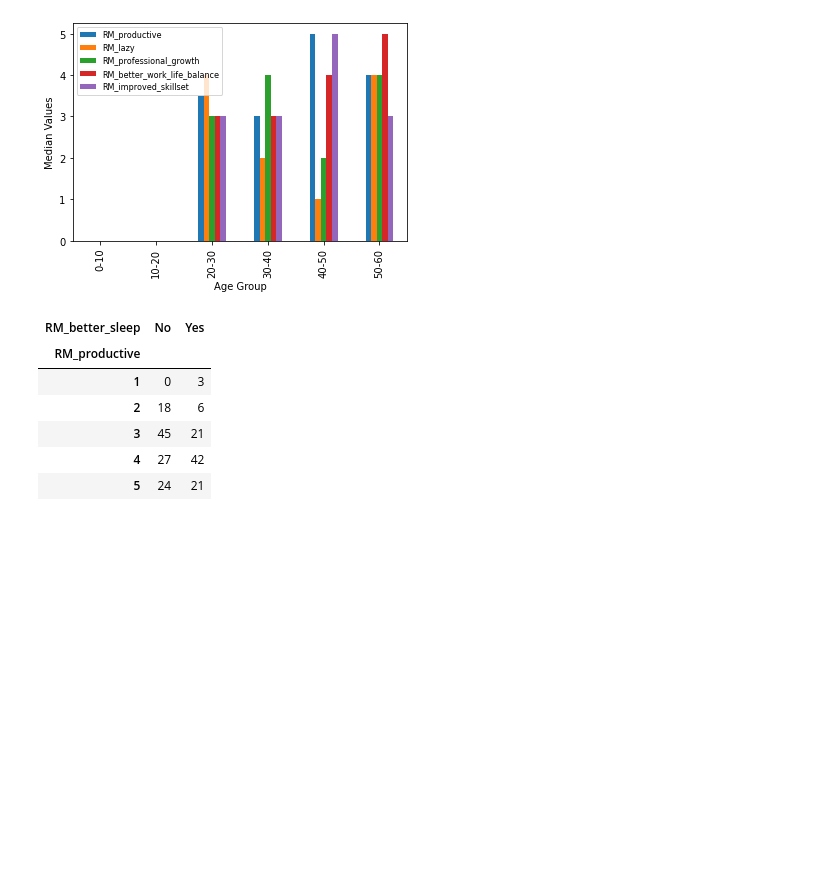
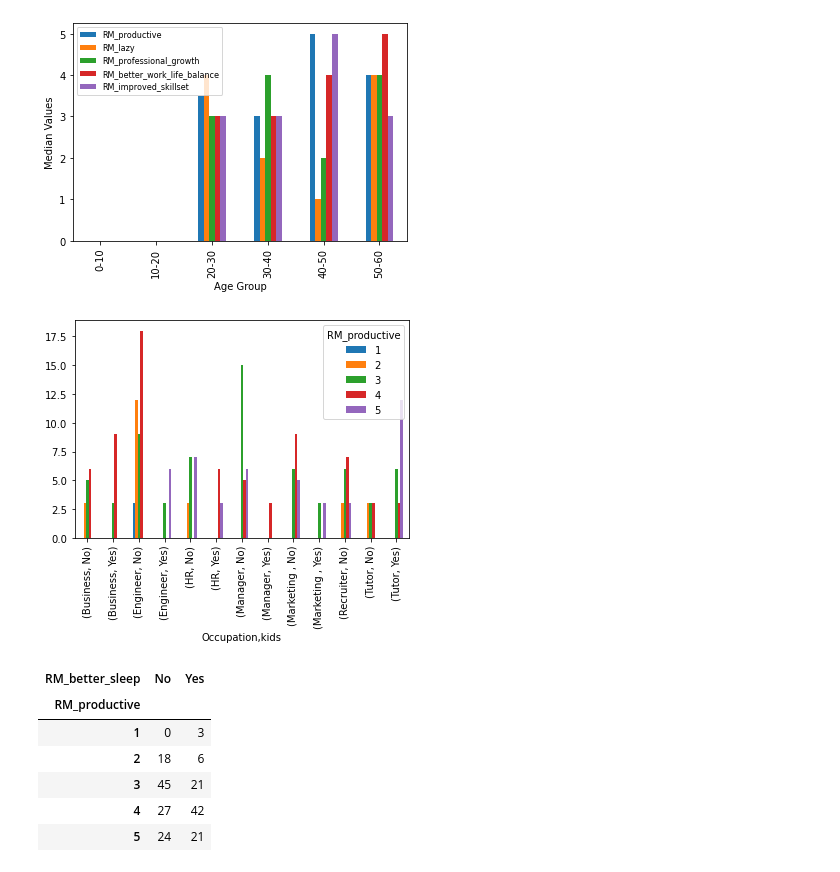
Before and after one commit to sinchana-hathwar/WFH_vs_WFO, a Jupyter notebook: wfh_vs_wfo.ipynb, the cells around one changed output. Saved outputs shown, nothing was run; the diff lists cells and outputs as text; code cells hidden in the pictures; blank space fills up the shorter version.

```diff
--- a/wfh_vs_wfo.ipynb
+++ b/wfh_vs_wfo.ipynb
@@ -219,6 +219,14 @@ plt.legend(loc='upper left',prop=fm.FontProperties(size=8))
 plt.show()
 # %% [output]
 [figure]
+# %%
+#In WFH,it is observed that employees who have kids  have less productivity
+
+data.groupby(['Occupation','kids'])['RM_productive'].value_counts().unstack().plot(kind='bar')
+#axes[0,0].set_title('RM_Productive')
+plt.show()
+# %% [output]
+[figure, added]
 # %%
 pd.crosstab(data['RM_productive'],data['RM_better_sleep'])
 # %% [output]
```
Also changed, not shown: parts of 33 cells of this notebook.
